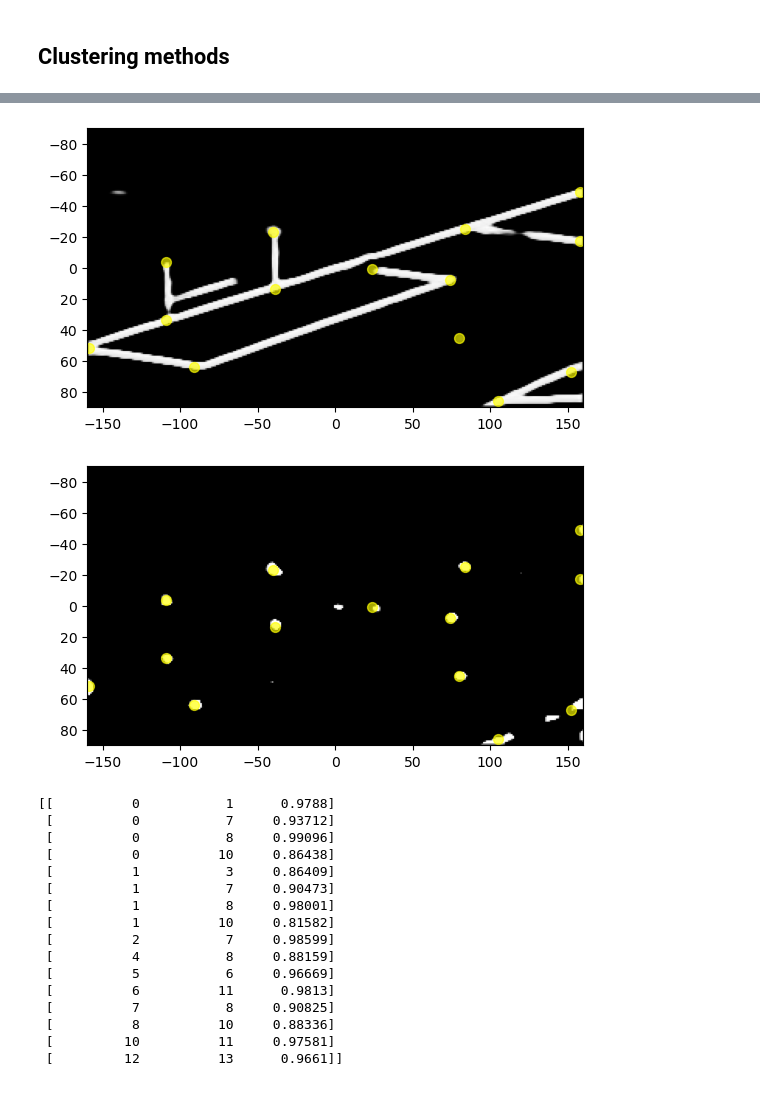
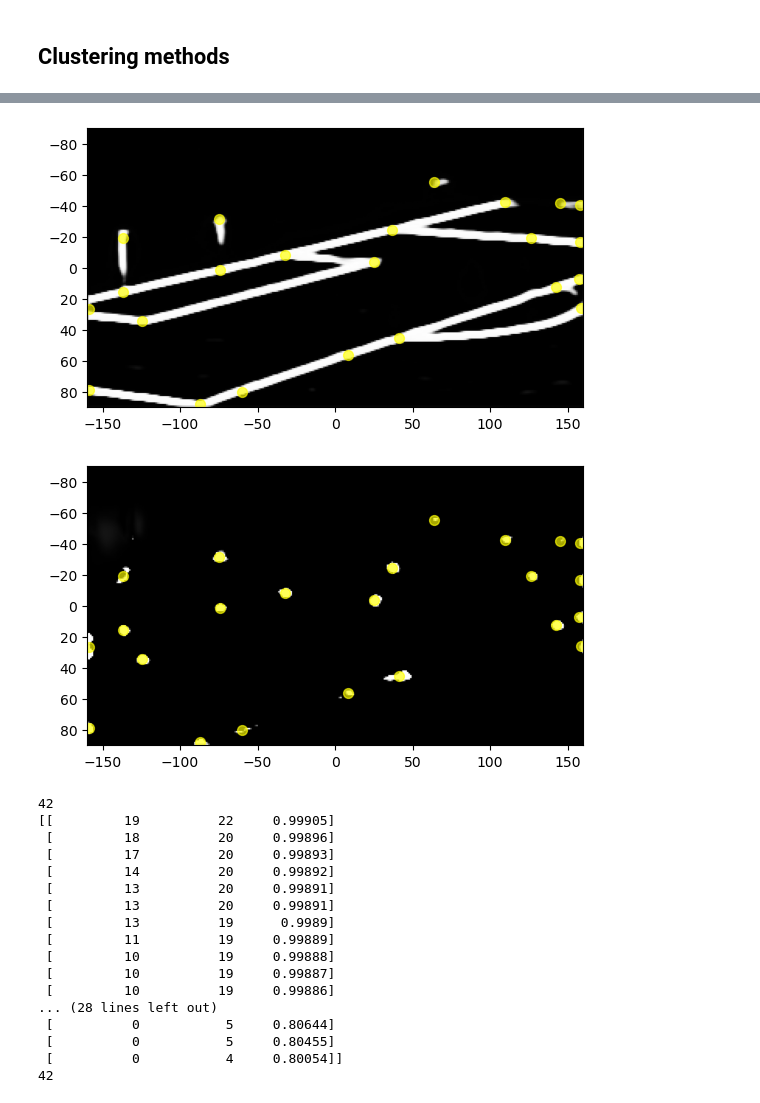
Before and after one commit to SamNguyen2k5/NUSC-ISC-FootballAnalysis, a Jupyter notebook: notebooks/251028 - Keypoint Mask Clustering.ipynb, the cells around one changed output, grey strips where cells are left out. Cells and saved outputs as stored; diff of their text form; code cells hidden in the pictures.

```diff
--- a/notebooks/251028 - Keypoint Mask Clustering.ipynb
+++ b/notebooks/251028 - Keypoint Mask Clustering.ipynb
@@ -84,12 +84,3 @@ print(f'Number of valid samples: {len(pitch_keypoint_calibration_valid_dataset)}
 Number of training samples: 128
 Number of test samples: 128
 Number of valid samples: 128
-# %%
-fig, axes = plt.subplots(nrows=5, ncols=4, figsize=(35, 35))
-
-for idx in range(0, len(axes.flat), 2):
-    img, mask = masking_calibration_train_dataset[idx]
-    axes.flat[idx].imshow(img, cmap='gray')
-    axes.flat[idx + 1].imshow(mask, cmap='gray')
-
-plt.show()
@@ -166,7 +155,7 @@ def plot_test_unet_seg():
 # %%
 def keypoint_detector(img, threshold=0.8, offset=np.array([0, 0, 0])):
     pts = torch.nonzero(img > threshold)
-    clustering = AffinityPropagation(random_state=42, damping=.9).fit(pts)
+    clustering = MeanShift(bandwidth=8).fit(pts)
     X = clustering.cluster_centers_[:, [0, 1]]
     X = np.hstack([X, np.ones((X.shape[0], 1))])
     return X + offset
@@ -191,7 +180,7 @@ def plot_clustering_mask(n, threshold=.8):
 # plot_clustering_mask(n=batch_size)
 # plot_clustering_mask(n=4)
 # %%
-IDX = 10
+IDX = 8
 img, labels = calibration_valid_dataset[IDX]
 
 seg_mask = unet_seg_model(torch.Tensor(img).unsqueeze(0).unsqueeze(1))
@@ -248,23 +237,23 @@ tensor([[ 1.1041e+02,  6.5539e+02,  1.0000e+00],
 # %%
 seg_mask = (seg_mask - seg_mask.min()) / (seg_mask.max() - seg_mask.min())
 keypoint_mask = (keypoint_mask - keypoint_mask.min()) / (keypoint_mask.max() - keypoint_mask.min())
-seg_mask = seg_mask ** 5
-keypoint_mask = keypoint_mask ** 5
 
 plt.figure()
 plt.imshow(seg_mask, cmap='gray', extent=[-160, 160, 90, -90])
+# plt.savefig('../reports/2510/masks/image-segmentation-mask-plain.png')
 plt.scatter(x=out_keypoints[:, 1], y=out_keypoints[:, 0], color='yellow', marker='o', s=50, alpha=0.66)
-plt.savefig('../reports/2510/masks/image-segmentation-mask.png')
+# plt.savefig('../reports/2510/masks/image-segmentation-mask.png')
 plt.show()
 
 plt.figure()
 plt.imshow(keypoint_mask, cmap='gray', extent=[-160, 160, 90, -90])
+# plt.savefig('../reports/2510/masks/image-keypoint-mask-plain.png')
 plt.scatter(x=out_keypoints[:, 1], y=out_keypoints[:, 0], color='yellow', marker='o', s=50, alpha=0.66)
-plt.savefig('../reports/2510/masks/image-keypoint-mask.png')
+# plt.savefig('../reports/2510/masks/image-keypoint-mask.png')
 plt.show()
 # %% [output]
-[figure, old version]
+[figure, new version]
-[figure, old version]
+[figure, new version]
 # %%
 segments = []
 for i in range(out_keypoints.shape[0]):
@@ -276,36 +265,41 @@ for i in range(out_keypoints.shape[0]):
         X = np.outer((1 - t), A) + np.outer(t, B)
         X = X[:, [0, 1]] / X[:, [2]]
         X += np.array([[90, 160]])                  # Offset
-        X += np.random.uniform(-2, 2, size=X.shape)
+        X += np.random.uniform(-1, 1, size=X.shape)
         X = np.round(X).astype('int')
         for dim in range(2):
             X[:, dim] = np.clip(X[:, dim], 0, seg_mask.shape[dim] - 1)
 
         pixels = seg_mask[X[:, 0], X[:, 1]] ** 0.1
         # print(pixels.shape)
-        px_avg = np.mean(pixels)
-        if px_avg > 0.80:
-            segments.append((i, j, px_avg))
+        confidence = np.mean(pixels)
+        if confidence > 0.80:
+            segments.append((i, j, confidence))
 
+print(len(segments))
 segments = np.array(segments)
+segments = np.sort(segments[:, [2, 0, 1]], axis=0)
+segments = segments[::-1, [1, 2, 0]]
 print(segments)
+print(len(segments))
 # %% [output]
-[[          0           1      0.9788]
- [          0           7     0.93712]
- [          0           8     0.99096]
- [          0          10     0.86438]
- [          1           3     0.86409]
- [          1           7     0.90473]
- [          1           8     0.98001]
- [          1          10     0.81582]
- [          2           7     0.98599]
- [          4           8     0.88159]
- [          5           6     0.96669]
- [          6          11      0.9813]
- [          7           8     0.90825]
- [          8          10     0.88336]
- [         10          11     0.97581]
- [         12          13      0.9661]]
+42
+[[         19          22     0.99905]
+ [         18          20     0.99896]
+ [         17          20     0.99893]
+ [         14          20     0.99892]
+ [         13          20     0.99891]
+ [         13          20     0.99891]
+ [         13          19      0.9989]
+ [         11          19     0.99889]
+ [         10          19     0.99888]
+ [         10          19     0.99887]
+ [         10          19     0.99886]
+... (28 lines left out)
+ [          0           5     0.80644]
+ [          0           5     0.80455]
+ [          0           4     0.80054]]
+42
 # %%
 A, B, _ = segments.T.astype('int')
 line = np.cross(out_keypoints[A], out_keypoints[B])
```
Also changed, not shown: parts of 21 cells of this notebook, 38 other files.
